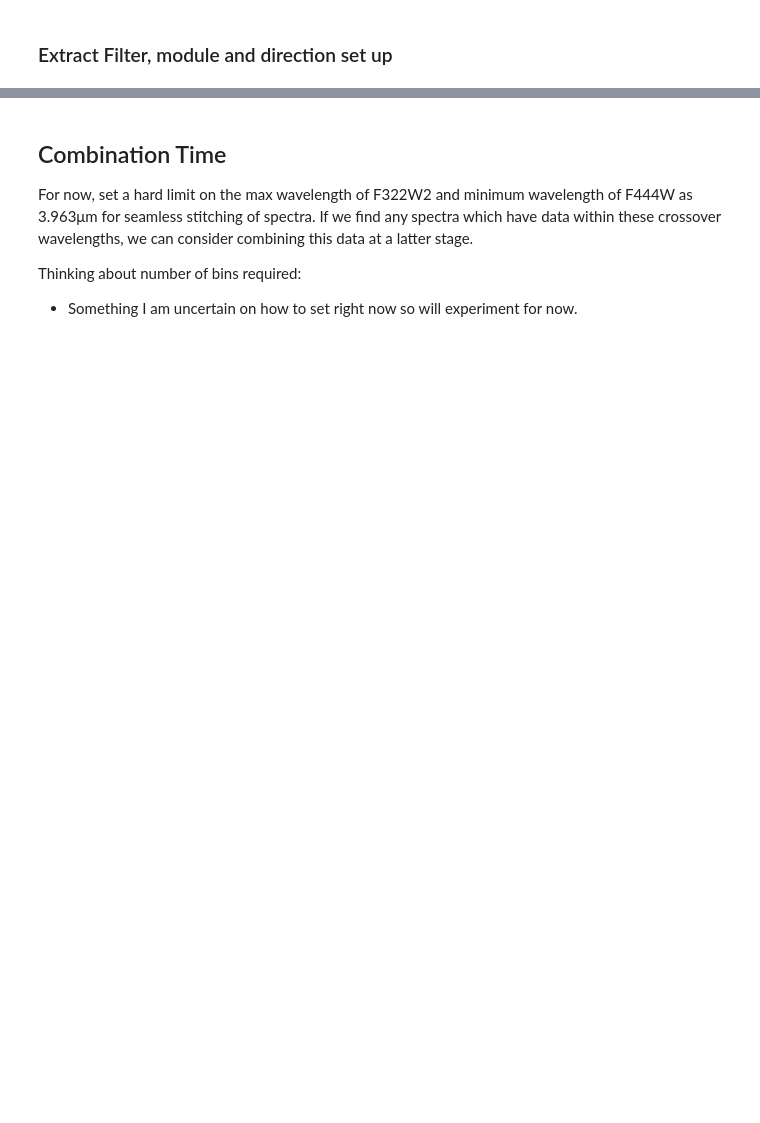
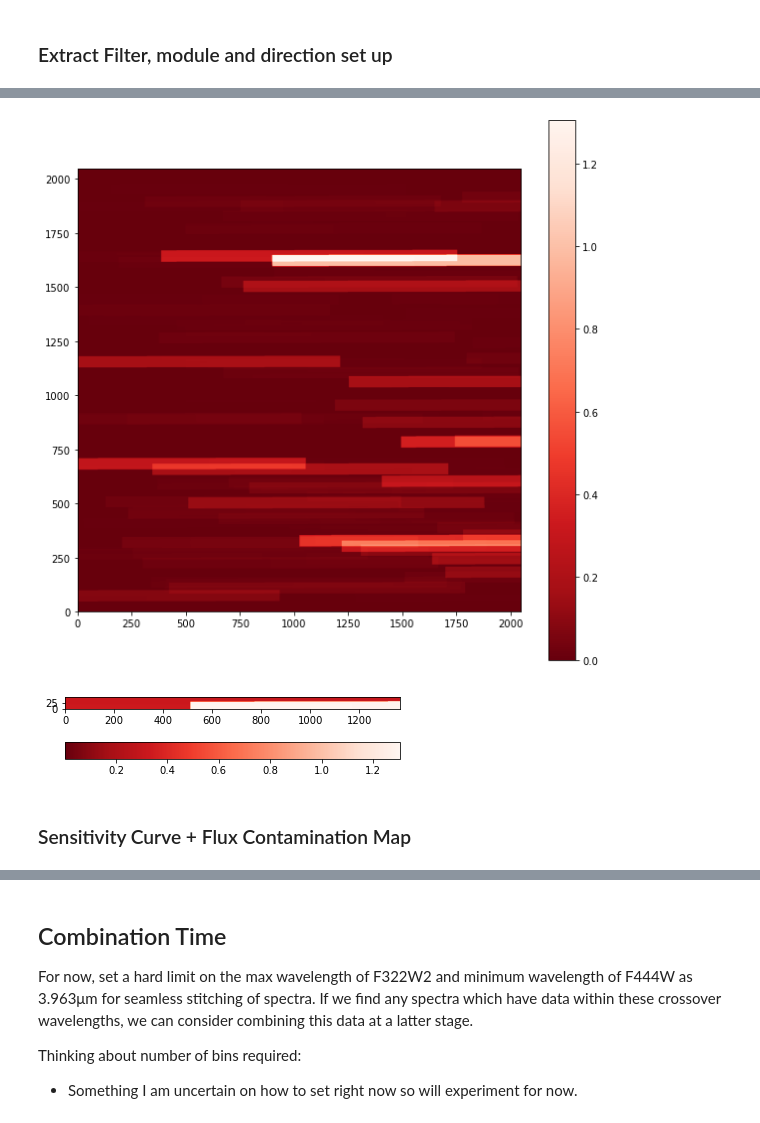
Before and after one commit to ou-astrophysics/NIRCam-WFSS-ERS-Spectral-Extraction, a Jupyter notebook: Spectra_Combination.ipynb, the cells around one changed output, grey strips where cells are left out. Drawn from its saved outputs; the diff is of its cells as text; code cells hidden in the pictures; blank space fills up the shorter version.

```diff
--- a/Spectra_Combination.ipynb
+++ b/Spectra_Combination.ipynb
@@ -270,0 +533,31 @@ for idx , (res_arr,trace_x,trace_y,trace_WL,in_frame_data) in enumerate(zip(prim
+# %%
+full_im_pixel_coords_flux = np.mgrid[:2048,:2048].T.reshape((-1,2))
+
+contam_flux_map = np.sum([compute1stOrderTraceBox(
+    (x,y),
+    filter_=filter_,
+    module=module,
+    direction=direction,
+    ec="orange",
+    lw="2",
+    fc="none",
+    # simYDisp=True,
+).contains_points(full_im_pixel_coords_flux).reshape((2048,2048))*flux for sourceID, (x,y,flux) in enumerate(zip(frame_info_merge.Direct_X_pixel, frame_info_merge.Direct_Y_pixel,frame_info_merge.IRAC1_mJy))],axis=0)
+# %%
+fig = mplplot.figure(figsize=(10,10))
+mappable = mplplot.imshow(contam_flux_map,origin="lower",cmap='Reds_r')
+cbar = mplplot.colorbar(mappable, ax=mplplot.gca())
+# cbar.set_ticks(np.arange(0.5,10.5,1))
+# cbar.set_ticklabels(np.arange(0,10,1))
+# %% [output]
+[figure, added]
+# %%
+source_contam_cutout_flux = apnndd.Cutout2D(contam_flux_map,*source1)
+mappable = mplplot.imshow(source_contam_cutout_flux.data-frame_info_merge.iloc[0].IRAC1_mJy,origin='lower',cmap='Reds_r')#,cmap="tab10",vmin=0,vmax=10)
+cbar = mplplot.colorbar(mappable, ax=mplplot.gca(),orientation='horizontal')
+# cbar.set_ticks(np.arange(0.5,10.5,1))
+# cbar.set_ticklabels(np.arange(0,10,1))
+# %% [output]
+[figure, added]
+# %% [markdown]
+### Sensitivity Curve + Flux Contamination Map
```
Also changed, not shown: parts of 127 cells of this notebook, 6 other files.
